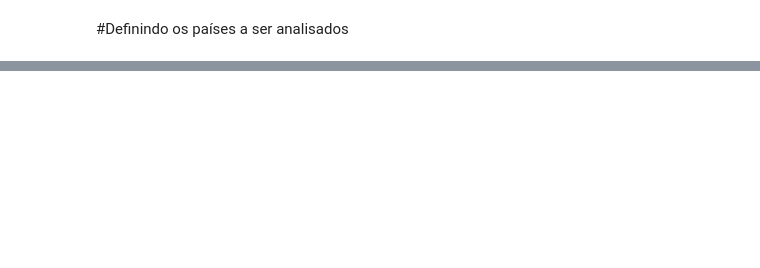
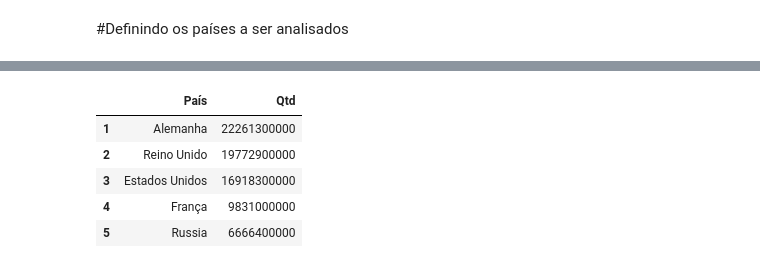
Before and after one commit to VivianeCorreia/Tech-Challenge, a Jupyter notebook: 2_challenge.ipynb, the cells around one changed output, grey strips where cells are left out. Cells and saved outputs as stored; diff of their text form; code cells hidden in the pictures; blank space fills up the shorter version.

```diff
--- a/2_challenge.ipynb
+++ b/2_challenge.ipynb
@@ -999,0 +996,9 @@ dicionario_traducao = {
+# %%
+imp_pais.head()
+# %% [output]
+|  | País | Qtd |
+| 1 | Alemanha | 22261300000 |
+| 2 | Reino Unido | 19772900000 |
+| 3 | Estados Unidos | 16918300000 |
+| 4 | França | 9831000000 |
+| 5 | Russia | 6666400000 |
```
Also changed, not shown: parts of 11 cells of this notebook.
